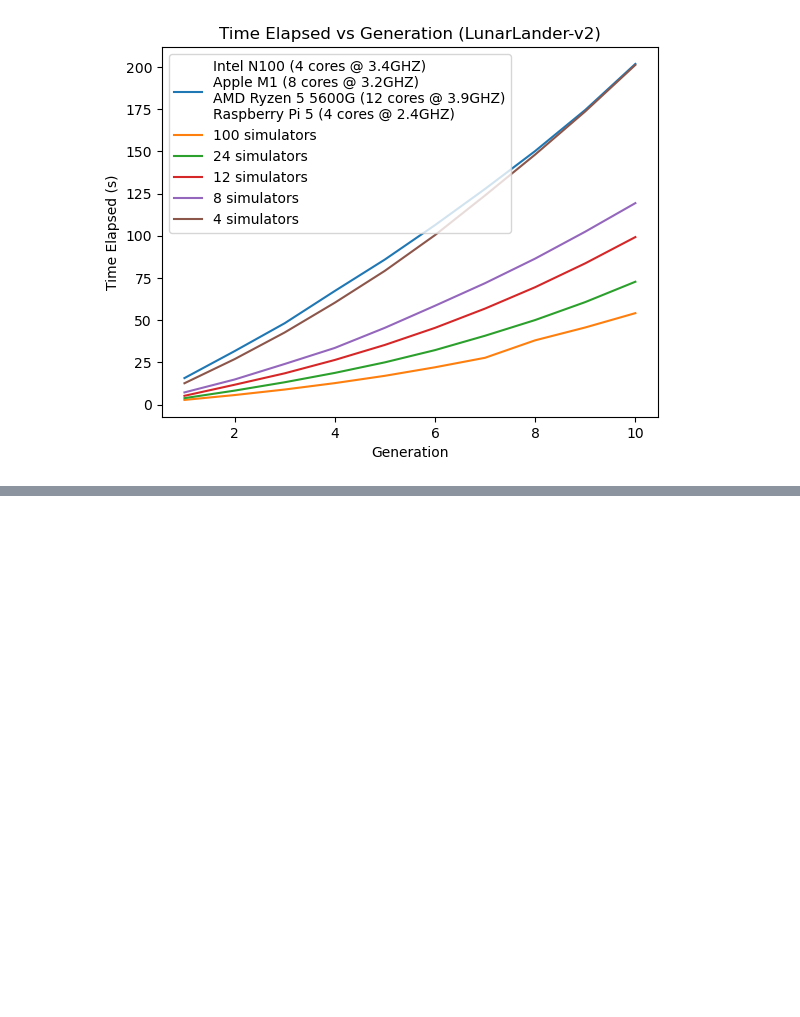
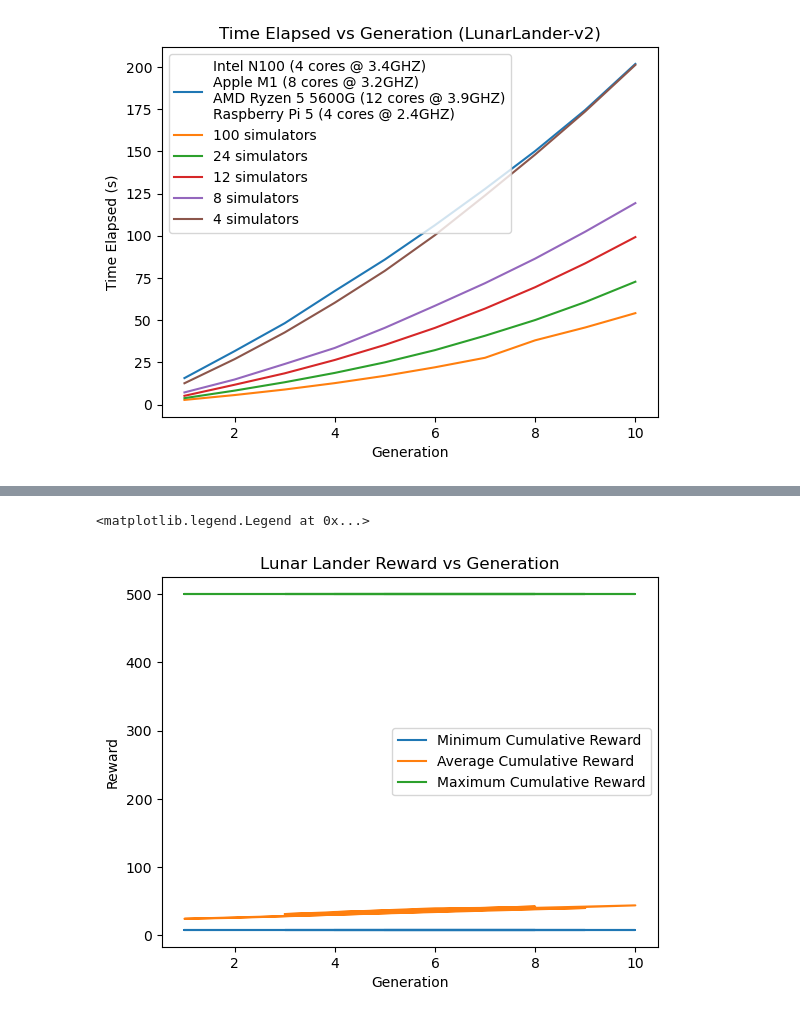
Before and after one commit to bmcnns/distributed-tpg, a Jupyter notebook: lunar_lander_early_benchmarks.ipynb, the cells around one changed output, grey strips where cells are left out. Saved outputs shown, nothing was run; the diff lists cells and outputs as text; code cells hidden in the pictures; blank space fills up the shorter version.

```diff
--- a/lunar_lander_early_benchmarks.ipynb
+++ b/lunar_lander_early_benchmarks.ipynb
@@ -79,0 +80,27 @@ Candidate bindings: "training.time_step"
+# %%
+
+df = duckdb.query("""
+WITH cumulative_reward AS
+(
+    SELECT generation, SUM(reward) AS cumulative_reward
+    FROM db.public.training
+    GROUP BY generation, team_id
+)
+SELECT generation, MIN(cumulative_reward) AS min_cumulative_reward, AVG(cumulative_reward) AS avg_cumulative_reward, MAX(cumulative_reward) AS max_cumulative_reward FROM cumulative_reward
+GROUP BY generation
+
+""").df()
+
+
+plt.plot(df['generation'], df['min_cumulative_reward'], label="Minimum Cumulative Reward")
+plt.plot(df['generation'], df['avg_cumulative_reward'], label="Average Cumulative Reward")
+plt.plot(df['generation'], df['max_cumulative_reward'], label="Maximum Cumulative Reward")
+
+#plt.plot(df[')
+plt.ylabel('Reward')
+plt.xlabel('Generation')
+plt.title("Lunar Lander Reward vs Generation")
+plt.legend()
+# %% [output]
+<matplotlib.legend.Legend at 0x...>
+[figure, added]
```
Also changed, not shown: parts of 2 cells of this notebook, 3 other files.
